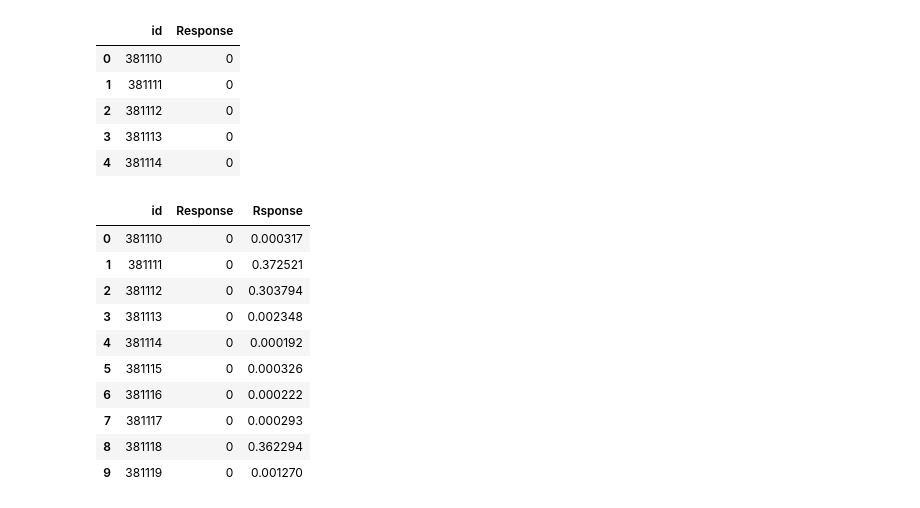
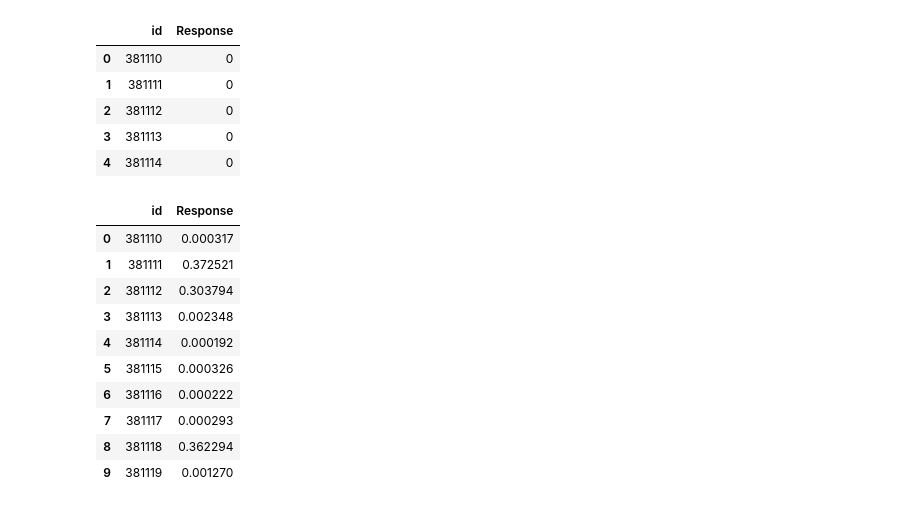
Before and after one commit to nabanitarimpi/Health-insurance-sell-prediction, a Jupyter notebook: health_insurance.ipynb, the cells around one changed output. Drawn from its saved outputs; the diff is of its cells as text; code cells hidden in the pictures.

```diff
--- a/health_insurance.ipynb
+++ b/health_insurance.ipynb
@@ -812,17 +792,17 @@ submission_df.head()
 | 3 | 381113 | 0 |
 | 4 | 381114 | 0 |
 # %%
-submission_df['Rsponse'] = test_pred
+submission_df['Response'] = test_pred
 submission_df.head(10)
 # %% [output]
-|  | id | Response | Rsponse |
-| 0 | 381110 | 0 | 0.000317 |
-| 1 | 381111 | 0 | 0.372521 |
-| 2 | 381112 | 0 | 0.303794 |
-| 3 | 381113 | 0 | 0.002348 |
-| 4 | 381114 | 0 | 0.000192 |
-| 5 | 381115 | 0 | 0.000326 |
-| 6 | 381116 | 0 | 0.000222 |
-| 7 | 381117 | 0 | 0.000293 |
-| 8 | 381118 | 0 | 0.362294 |
-| 9 | 381119 | 0 | 0.001270 |
+|  | id | Response |
+| 0 | 381110 | 0.000317 |
+| 1 | 381111 | 0.372521 |
+| 2 | 381112 | 0.303794 |
+| 3 | 381113 | 0.002348 |
+| 4 | 381114 | 0.000192 |
+| 5 | 381115 | 0.000326 |
+| 6 | 381116 | 0.000222 |
+| 7 | 381117 | 0.000293 |
+| 8 | 381118 | 0.362294 |
+| 9 | 381119 | 0.001270 |
```
Also changed, not shown: parts of 19 cells of this notebook.
